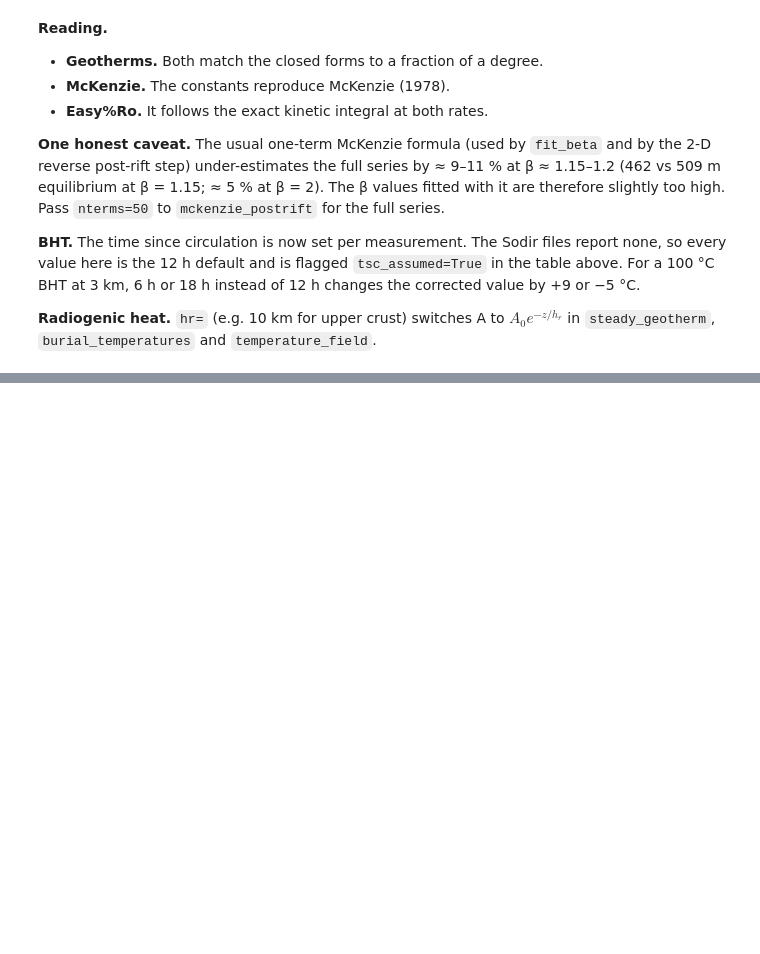
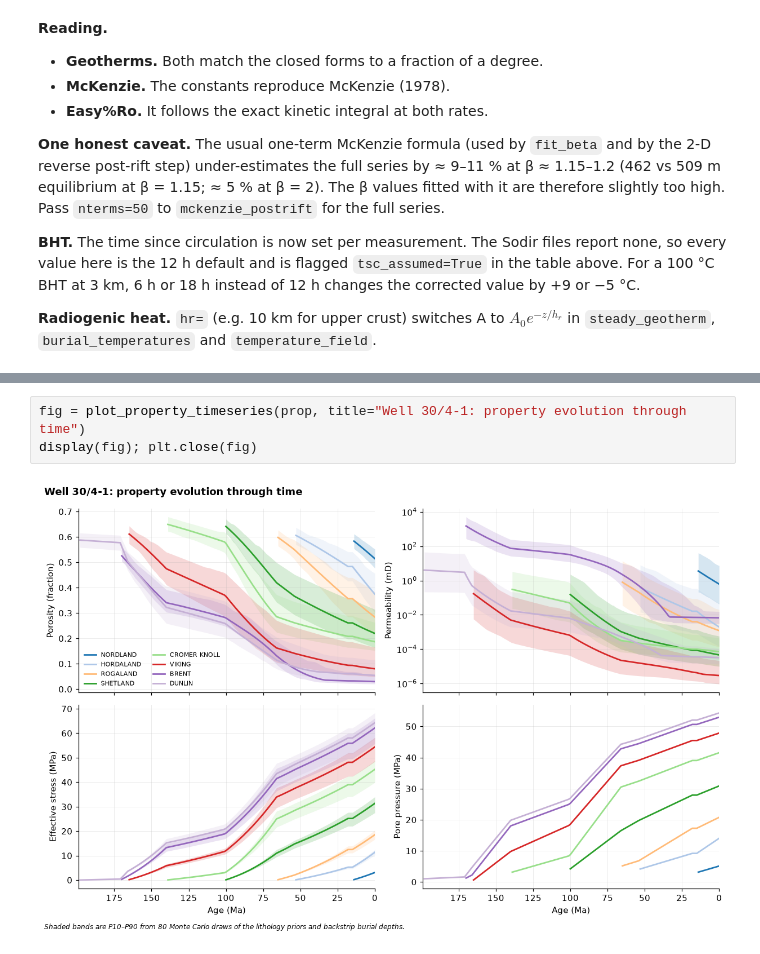
Before and after one commit to GeoLarryLai/pyBasinSubs, a Jupyter notebook: notebooks/pyBasinSubs_6_north_sea_thermal.ipynb, the cells around one changed output, grey strips where cells are left out. Saved outputs shown, nothing was run; the diff lists cells and outputs as text; blank space fills up the shorter version.

```diff
--- a/notebooks/pyBasinSubs_6_north_sea_thermal.ipynb
+++ b/notebooks/pyBasinSubs_6_north_sea_thermal.ipynb
@@ -443,0 +579,5 @@ saved image/nb6_thermal_benchmarks.png
+# %%
+fig = plot_property_timeseries(prop, title="Well 30/4-1: property evolution through time")
+display(fig); plt.close(fig)
+# %% [output]
+[figure, added]
```
Also changed, not shown: parts of 28 cells of this notebook, 44 other files.
